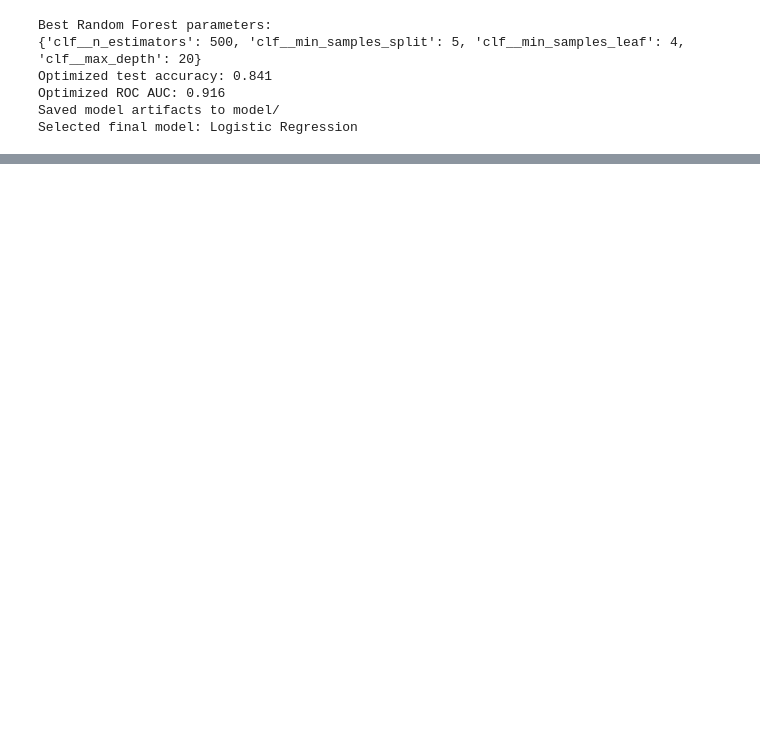
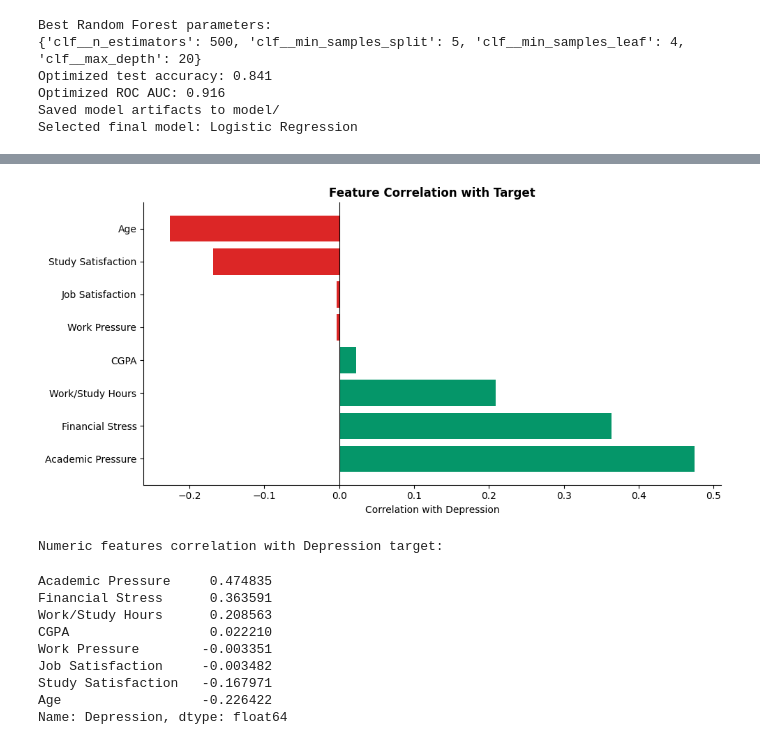
Before and after one commit to carolineehab7/MentalHealthTracker, a Jupyter notebook: backend/train_model.ipynb, the cells around one changed output, grey strips where cells are left out. Drawn from its saved outputs; the diff is of its cells as text; code cells hidden in the pictures; blank space fills up the shorter version.

```diff
--- a/backend/train_model.ipynb
+++ b/backend/train_model.ipynb
@@ -275,0 +357,33 @@ The notebook now matches the depression dataset schema instead of the old stress
+# %%
+df_plot = df.copy()
+df_plot['Depression_Label'] = df_plot[TARGET_COL].map(LABEL_MAP)
+
+numeric_corr = df_plot[numeric_features + [TARGET_COL]].corr()
+corr_with_target = numeric_corr[TARGET_COL].drop(TARGET_COL).sort_values(ascending=False)
+
+fig, ax = plt.subplots(figsize=(10, 5))
+colors = ['#059669' if x > 0 else '#dc2626' for x in corr_with_target.values]
+ax.barh(range(len(corr_with_target)), corr_with_target.values, color=colors)
+ax.set_yticks(range(len(corr_with_target)))
+ax.set_yticklabels(corr_with_target.index)
+ax.set_xlabel('Correlation with Depression')
+ax.set_title('Feature Correlation with Target', fontweight='bold', fontsize=12)
+ax.axvline(0, color='black', linewidth=0.8)
+ax.spines[['top', 'right']].set_visible(False)
+plt.tight_layout()
+plt.show()
+
+print('Numeric features correlation with Depression target:')
+display(corr_with_target)
+# %% [output]
+[figure, added]
+Numeric features correlation with Depression target:
+Academic Pressure     0.474835
+Financial Stress      0.363591
+Work/Study Hours      0.208563
+CGPA                  0.022210
+Work Pressure        -0.003351
+Job Satisfaction     -0.003482
+Study Satisfaction   -0.167971
+Age                  -0.226422
+Name: Depression, dtype: float64
```
Also changed, not shown: parts of 14 cells of this notebook.
